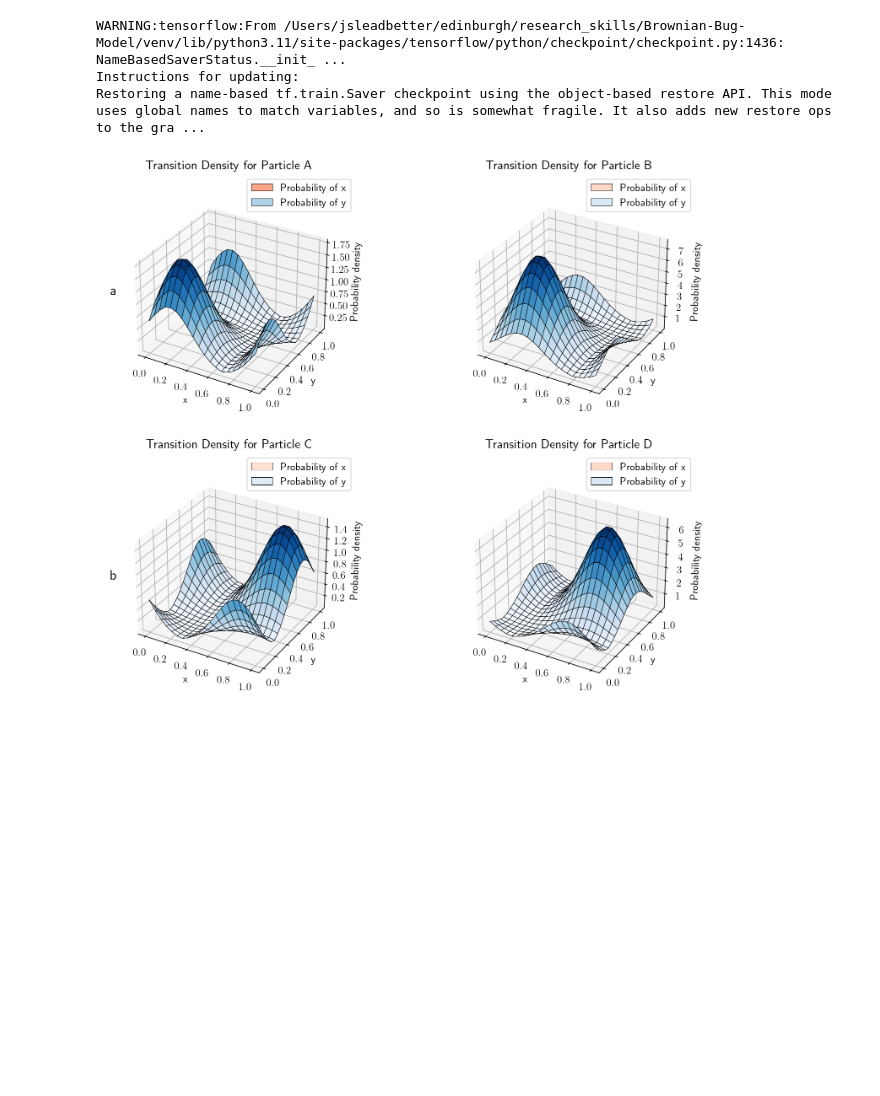
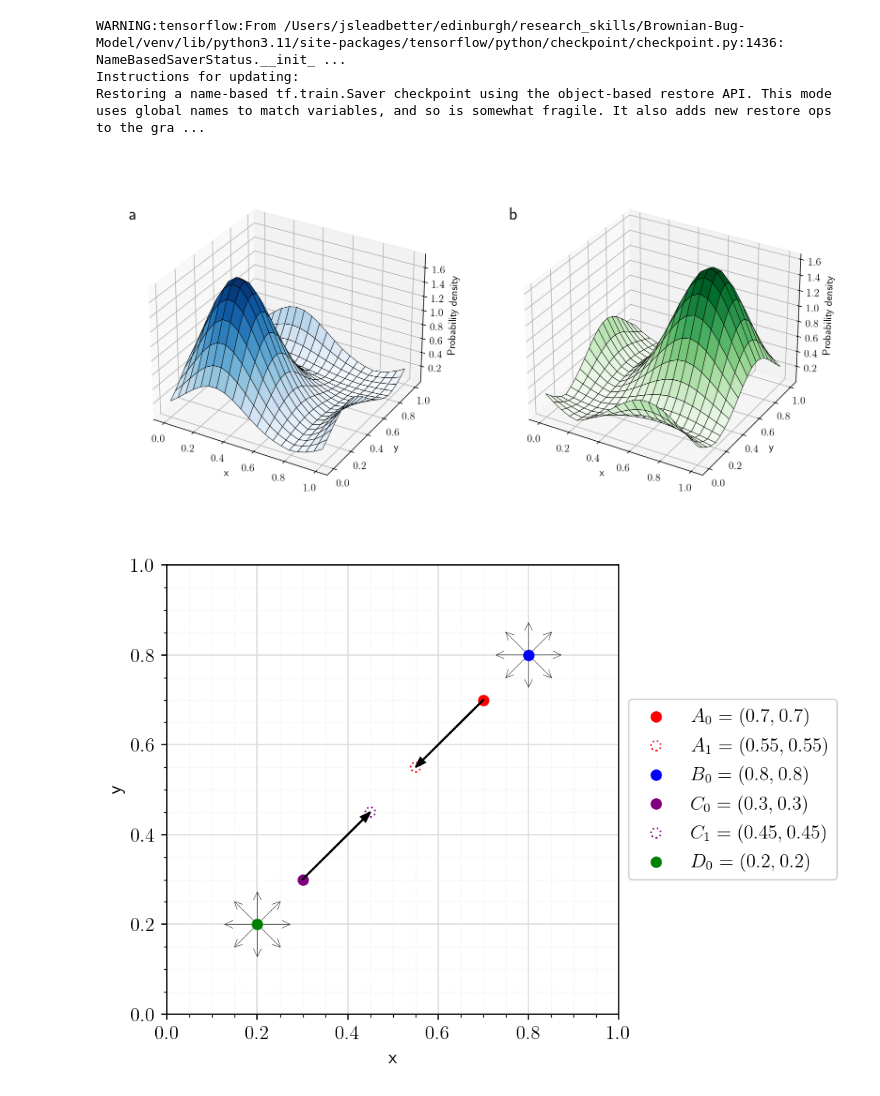
Before and after one commit to KatharinaBracher/Brownian-Bug-Model, a Jupyter notebook: pnn/plot_density.ipynb, the cells around one changed output. Cells and saved outputs as stored; diff of their text form; code cells hidden in the pictures; blank space fills up the shorter version.

Commit message:
fixed plotting code

```diff
--- a/pnn/plot_density.ipynb
+++ b/pnn/plot_density.ipynb
@@ -75,7 +142,7 @@ def calculate_transition_density_probs(A0, B0, A1, DT, N_C, user, xx, yy):
     X_scaler, Y_scaler = load_scalers(DT, N_C, user)
 
     # Combine the initial positions to get a vector our model can understand.
-    initial_position = make_position(A0, B0)
+    initial_position = make_position(A0, B0).T
 
     # Initialise the distribution with the data to condition on.
     model_at_init = model(X_scaler.standardise(initial_position))
@@ -86,17 +153,14 @@ def calculate_transition_density_probs(A0, B0, A1, DT, N_C, user, xx, yy):
     A1_positions = np.repeat(A1, disc_n**2, axis=1)
 
     updated_positions = np.vstack([A1_positions, B1_positions])
-    probs = np.zeros_like(updated_positions)
+    probs = np.zeros_like(xx.ravel())
 
     for i in range(updated_positions.shape[1]):
         p = updated_positions[:, i]
-        probs[:, i] = given(p, initial_position, X_scaler, Y_scaler, model_at_init)
+        prob = given(p.T, initial_position, X_scaler, Y_scaler, model_at_init)
+        probs[i] = prob.item()
 
-    x0_1_probs = probs[0, :].reshape((disc_n, disc_n))
-    x0_2_probs = probs[1, :].reshape((disc_n, disc_n))
-    x1_1_probs = probs[2, :].reshape((disc_n, disc_n))
-    x1_2_probs = probs[3, :].reshape((disc_n, disc_n))
-    return x0_1_probs, x0_2_probs, x1_1_probs, x1_2_probs
+    return probs
 
 def plot_transition_densities(A0, B0, C0, D0, A1, C1, DT, N_C, user, disc_n=20):
     # Define our grid for the possible locations of B1.
@@ -104,75 +168,47 @@ def plot_transition_densities(A0, B0, C0, D0, A1, C1, DT, N_C, user, disc_n=20):
     y = np.linspace(0, 1, disc_n)
     xx, yy = np.meshgrid(x, y, copy=True)
 
-    A1_x_probs, A1_y_probs, B1_x_probs, B1_y_probs = calculate_transition_density_probs(A0, B0, A1, DT, N_C, user, xx, yy)
-    C1_x_probs, C1_y_probs, D1_x_probs, D1_y_probs = calculate_transition_density_probs(C0, D0, C1, DT, N_C, user, xx, yy)
+    A_probs = calculate_transition_density_probs(A0, B0, A1, DT, N_C, user, xx, yy).reshape(xx.shape)
+    C_probs = calculate_transition_density_probs(C0, D0, C1, DT, N_C, user, xx, yy).reshape(xx.shape)
 
-    fig, axs = plt.subplots(2, 2, subplot_kw={"projection": "3d"}, figsize=(12, 9))
+    fig, axs = plt.subplots(1, 2, subplot_kw={"projection": "3d"}, figsize=(12, 8))
 
-    x_label = "Probability of x"
-    y_label = "Probability of y"
+    axs[0].plot_surface(xx, yy, A_probs, cmap="Blues", linewidth=0.5, edgecolors='k')
+    axs[1].plot_surface(xx, yy, C_probs, cmap="Greens", linewidth=0.5, edgecolors='k')
 
-    # Top left.
-    axs[0, 0].plot_surface(xx, yy, A1_x_probs, cmap="Reds", linewidth=0.5, edgecolors='k', label=x_label)
-    axs[0, 0].plot_surface(xx, yy, A1_y_probs, cmap="Blues", linewidth=0.5, edgecolors='k', label=y_label)
+    fig.text(0.05, 0.75, "a", va='center', rotation='horizontal', fontsize=20)
+    fig.text(0.55, 0.75, "b", va='center', rotation='horizontal', fontsize=20)
 
-    # Top right.
-    axs[0, 1].plot_surface(xx, yy, B1_x_probs, cmap="Reds", linewidth=0.5, edgecolors='k', label=x_label)
-    axs[0, 1].plot_surface(xx, yy, B1_y_probs, cmap="Blues", linewidth=0.5, edgecolors='k', label=y_label)
-
-    # Bottom left.
-    axs[1, 0].plot_surface(xx, yy, C1_x_probs, cmap="Reds", linewidth=0.5, edgecolors='k', label=x_label)
-    axs[1, 0].plot_surface(xx, yy, C1_y_probs, cmap="Blues", linewidth=0.5, edgecolors='k', label=y_label)
-
-    # Bottom right.
-    axs[1, 1].plot_surface(xx, yy, D1_x_probs, cmap="Reds", linewidth=0.5, edgecolors='k', label=x_label)
-    axs[1, 1].plot_surface(xx, yy, D1_y_probs, cmap="Blues", linewidth=0.5, edgecolors='k', label=y_label)
-
-    titles = [
-        "Transition Density for Particle A",
-        "Transition Density for Particle B",
-        "Transition Density for Particle C",
-        "Transition Density for Particle D"]
-
-    for i, ax in enumerate(axs.flatten()):
+    for ax in axs.flatten():
         ax.set_xlabel("x")
         ax.set_ylabel("y")
         ax.set_zlabel("Probability density")
-        ax.legend()
-        ax.set_title(f"{titles[i]}", fontsize="large")
         ax.set_box_aspect(None, zoom=0.85)
 
     fig.tight_layout()
-
-    # Add figure labels to each row.
-    fig.text(0.12, 0.75, "a", va="center", rotation="horizontal", fontsize=16)
-    fig.text(0.12, 0.25, "b", va="center", rotation="horizontal", fontsize=16)
-
-    probs = np.zeros((8, disc_n ** 2))
-    for i, p in enumerate([A1_x_probs, A1_y_probs, B1_x_probs, B1_y_probs, C1_x_probs, C1_y_probs, D1_x_probs, D1_y_probs]):
-        probs[i, :] = p.flatten()
-    return probs
 
 # Model parameters.
 N_C = 32
 DT = 4
 user = "masha"
 
 # Define the initial positions of the first pair.
 A0 = np.array([0.7, 0.7]).reshape(2, 1)
 B0 = np.array([0.8, 0.8]).reshape(2, 1)
-# Fix the position of the second particke of the pair after the time step.
+# Fix the position of the second particle of the pair after the time step.
 A1 = np.array([0.55, 0.55]).reshape(2, 1)
 
 # Define the initial positions of our second pair,
 C0 = np.array([0.3, 0.3]).reshape(2, 1)
 D0 = np.array([0.2, 0.2]).reshape(2, 1)
 # Fix the position of the first particle of the pair after the time step.
 C1 = np.array([0.45, 0.45]).reshape(2, 1)
 
 _ = plot_transition_densities(A0, B0, C0, D0, A1, C1, DT, N_C, user)
+plot_positions(A0, B0, C0, D0, A1, C1)
 # %% [output]
 WARNING:tensorflow:From /Users/jsleadbetter/edinburgh/research_skills/Brownian-Bug-Model/venv/lib/python3.11/site-packages/tensorflow/python/checkpoint/checkpoint.py:1436: NameBasedSaverStatus.__init_ ...
 Instructions for updating:
 Restoring a name-based tf.train.Saver checkpoint using the object-based restore API. This mode uses global names to match variables, and so is somewhat fragile. It also adds new restore ops to the gra ...
-[figure, old version]
+[figure, new version]
+[figure, added]
```
Also changed, not shown: parts of 3 cells of this notebook, 2 other files.
